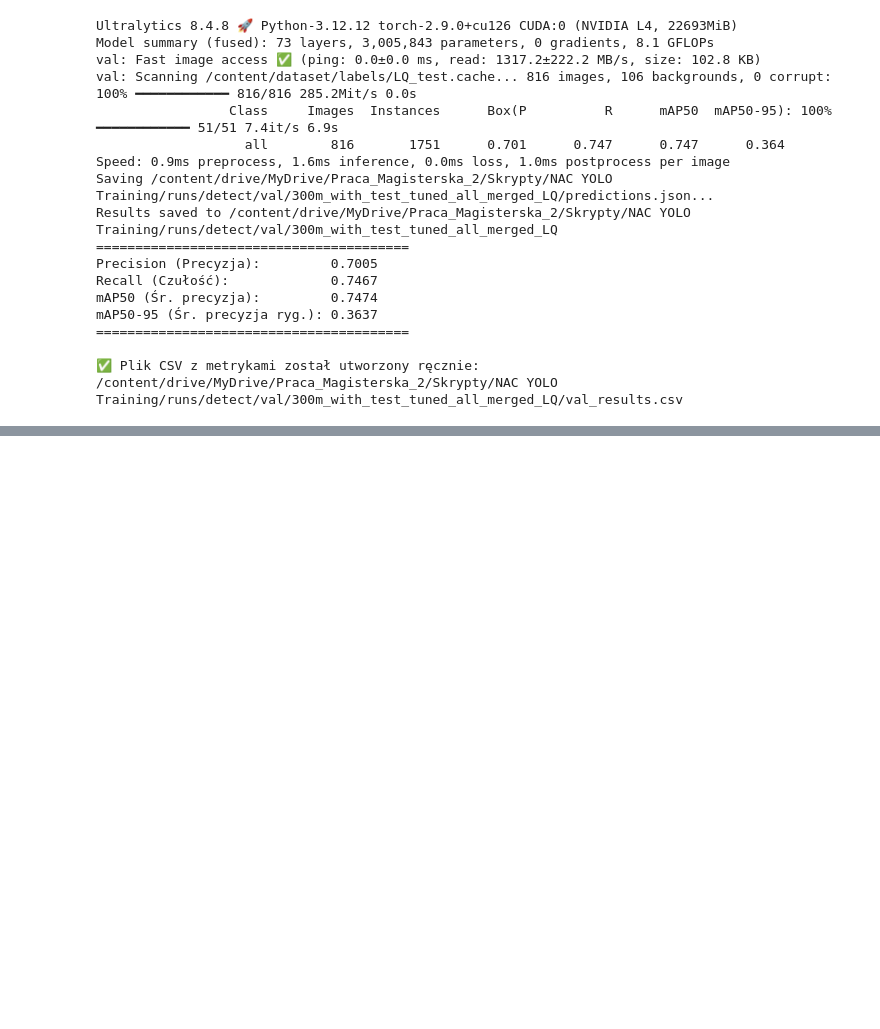
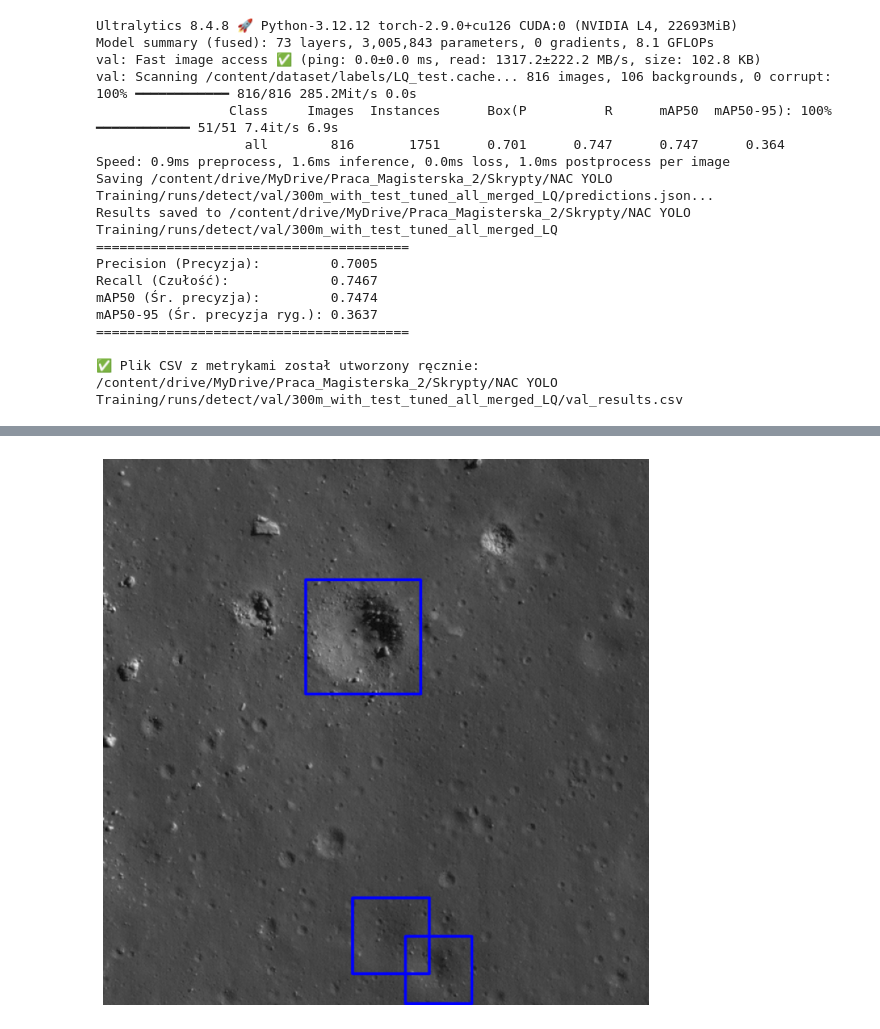
Before and after one commit to wiQ1999/NAC-YOLO-Training, a Jupyter notebook: colab/train_model.ipynb, the cells around one changed output, grey strips where cells are left out. Cells and saved outputs as stored; diff of their text form; code cells hidden in the pictures; blank space fills up the shorter version.

```diff
--- a/colab/train_model.ipynb
+++ b/colab/train_model.ipynb
@@ -549,0 +444,29 @@ Wyniki zapisano w: /content/drive/MyDrive/Praca_Magisterska_2/Skrypty/NAC YOLO T
+# %%
+from pathlib import Path
+import cv2
+import matplotlib.pyplot as plt
+from ultralytics.utils.plotting import Annotator
+
+im = cv2.imread(str(TEST_IMAGES_DIR))
+h, w = im.shape[:2]
+ann = Annotator(im, example="")
+
+for line in Path(TEST_LABELS_DIR).read_text().strip().splitlines():
+    cls, xc, yc, bw, bh = map(float, line.split()[:5])
+    x1 = (xc - bw / 2) * w
+    y1 = (yc - bh / 2) * h
+    x2 = (xc + bw / 2) * w
+    y2 = (yc + bh / 2) * h
+
+    ann.box_label([x1, y1, x2, y2], "", color=(255, 0, 0))
+
+img = ann.result()
+out_path = f"/content/{DATA_NAME}_GT.png"
+cv2.imwrite(str(out_path), img)
+
+plt.figure(figsize=(10, 10))
+plt.imshow(img[..., ::-1])
+plt.axis("off")
+plt.show()
+# %% [output]
+[figure, added]
```
Also changed, not shown: parts of 11 cells of this notebook.
